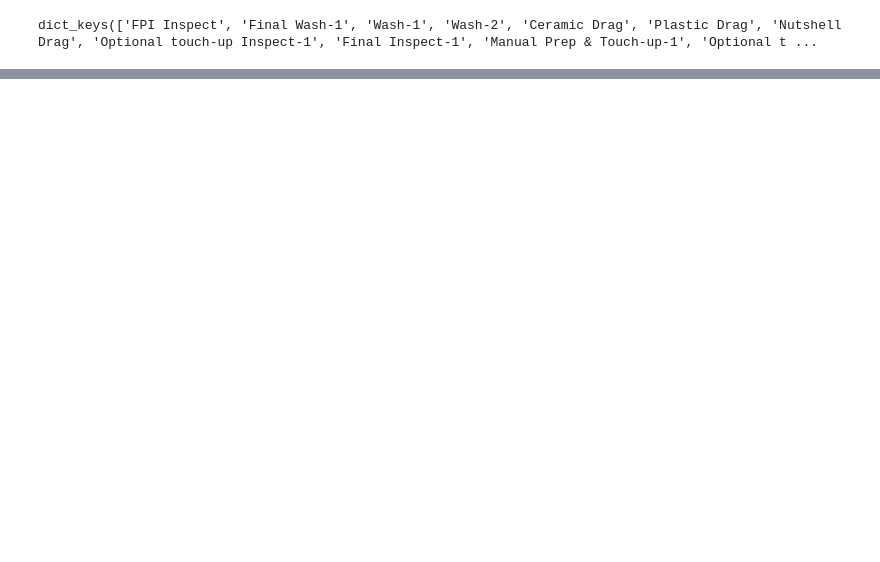
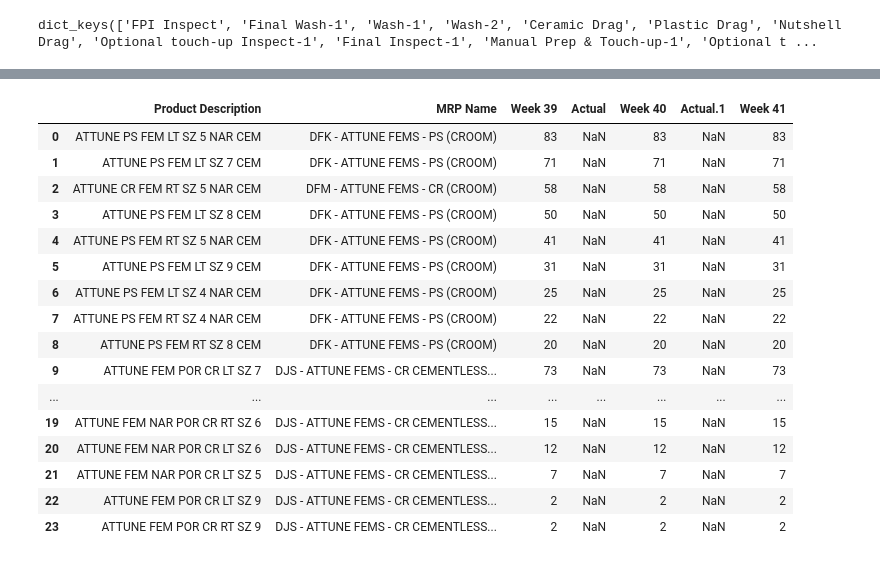
Before and after one commit to sean-comerford/EIT-Epsilon, a Jupyter notebook: notebooks/load_op2.ipynb, the cells around one changed output, grey strips where cells are left out. Drawn from its saved outputs; the diff is of its cells as text; code cells hidden in the pictures; blank space fills up the shorter version.

```diff
--- a/notebooks/load_op2.ipynb
+++ b/notebooks/load_op2.ipynb
@@ -191,0 +196,3 @@ dict_keys(['FPI Inspect', 'Final Wash-1', 'Wash-1', 'Wash-2', 'Ceramic Drag', 'P
+# %%
+order_forecast
+# %% [output]
@@ -191,0 +200,17 @@ dict_keys(['FPI Inspect', 'Final Wash-1', 'Wash-1', 'Wash-2', 'Ceramic Drag', 'P
+|  | Product Description | MRP Name | Week 39 | Actual | Week 40 | Actual.1 | Week 41 |
+| 0 | ATTUNE PS FEM LT SZ 5 NAR CEM | DFK - ATTUNE FEMS - PS (CROOM) | 83 | NaN | 83 | NaN | 83 |
+| 1 | ATTUNE PS FEM LT SZ 7 CEM | DFK - ATTUNE FEMS - PS (CROOM) | 71 | NaN | 71 | NaN | 71 |
+| 2 | ATTUNE CR FEM RT SZ 5 NAR CEM | DFM - ATTUNE FEMS - CR (CROOM) | 58 | NaN | 58 | NaN | 58 |
+| 3 | ATTUNE PS FEM LT SZ 8 CEM | DFK - ATTUNE FEMS - PS (CROOM) | 50 | NaN | 50 | NaN | 50 |
+| 4 | ATTUNE PS FEM RT SZ 5 NAR CEM | DFK - ATTUNE FEMS - PS (CROOM) | 41 | NaN | 41 | NaN | 41 |
+| 5 | ATTUNE PS FEM LT SZ 9 CEM | DFK - ATTUNE FEMS - PS (CROOM) | 31 | NaN | 31 | NaN | 31 |
+| 6 | ATTUNE PS FEM LT SZ 4 NAR CEM | DFK - ATTUNE FEMS - PS (CROOM) | 25 | NaN | 25 | NaN | 25 |
+| 7 | ATTUNE PS FEM RT SZ 4 NAR CEM | DFK - ATTUNE FEMS - PS (CROOM) | 22 | NaN | 22 | NaN | 22 |
+| 8 | ATTUNE PS FEM RT SZ 8 CEM | DFK - ATTUNE FEMS - PS (CROOM) | 20 | NaN | 20 | NaN | 20 |
+| 9 | ATTUNE FEM POR CR LT SZ 7 | DJS - ATTUNE FEMS - CR CEMENTLESS... | 73 | NaN | 73 | NaN | 73 |
+| ... | ... | ... | ... | ... | ... | ... | ... |
+| 19 | ATTUNE FEM NAR POR CR RT SZ 6 | DJS - ATTUNE FEMS - CR CEMENTLESS... | 15 | NaN | 15 | NaN | 15 |
+| 20 | ATTUNE FEM NAR POR CR LT SZ 6 | DJS - ATTUNE FEMS - CR CEMENTLESS... | 12 | NaN | 12 | NaN | 12 |
+| 21 | ATTUNE FEM NAR POR CR LT SZ 5 | DJS - ATTUNE FEMS - CR CEMENTLESS... | 7 | NaN | 7 | NaN | 7 |
+| 22 | ATTUNE FEM POR CR LT SZ 9 | DJS - ATTUNE FEMS - CR CEMENTLESS... | 2 | NaN | 2 | NaN | 2 |
+| 23 | ATTUNE FEM POR CR RT SZ 9 | DJS - ATTUNE FEMS - CR CEMENTLESS... | 2 | NaN | 2 | NaN | 2 |
```
Also changed, not shown: parts of 44 cells of this notebook, 9 other files.
